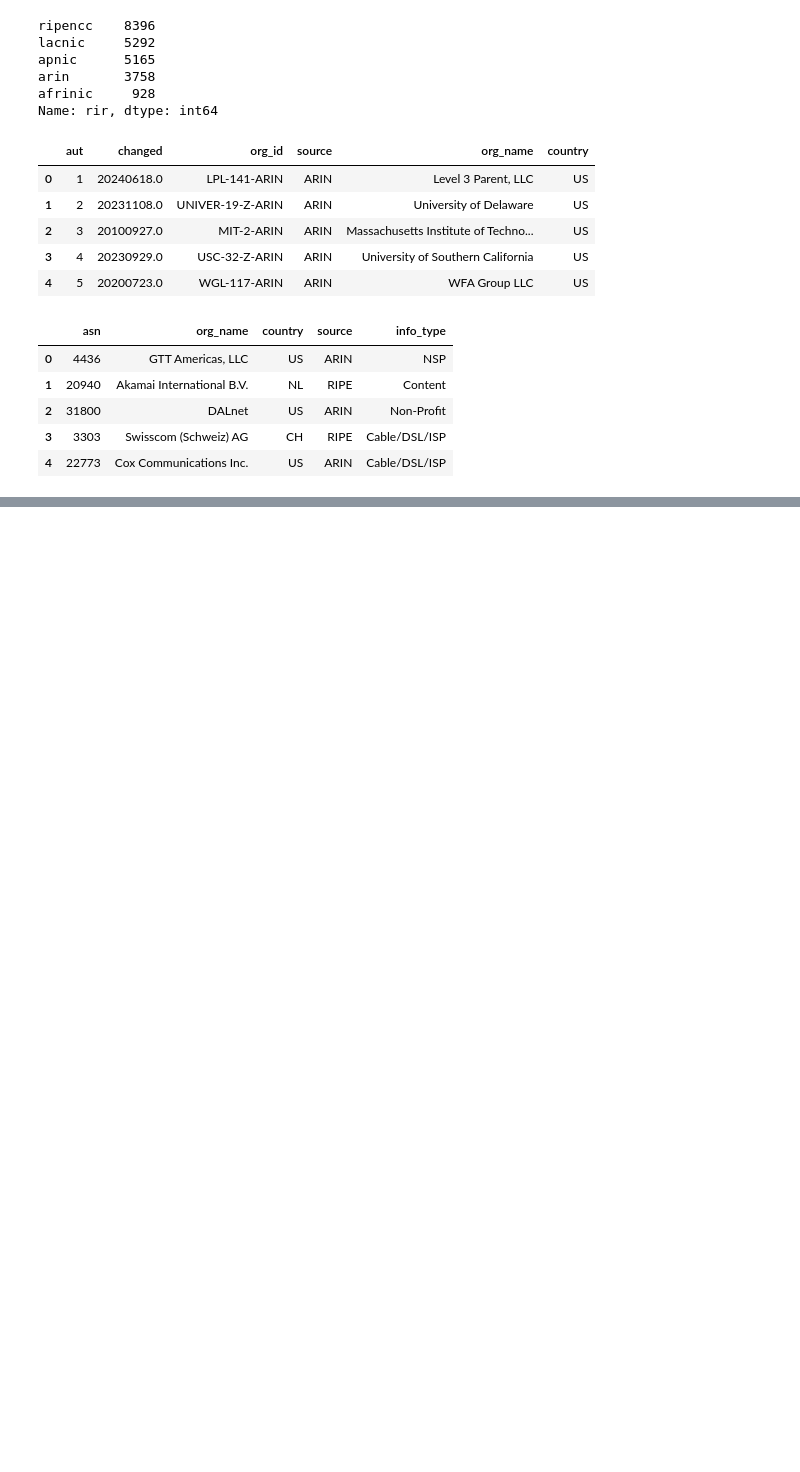
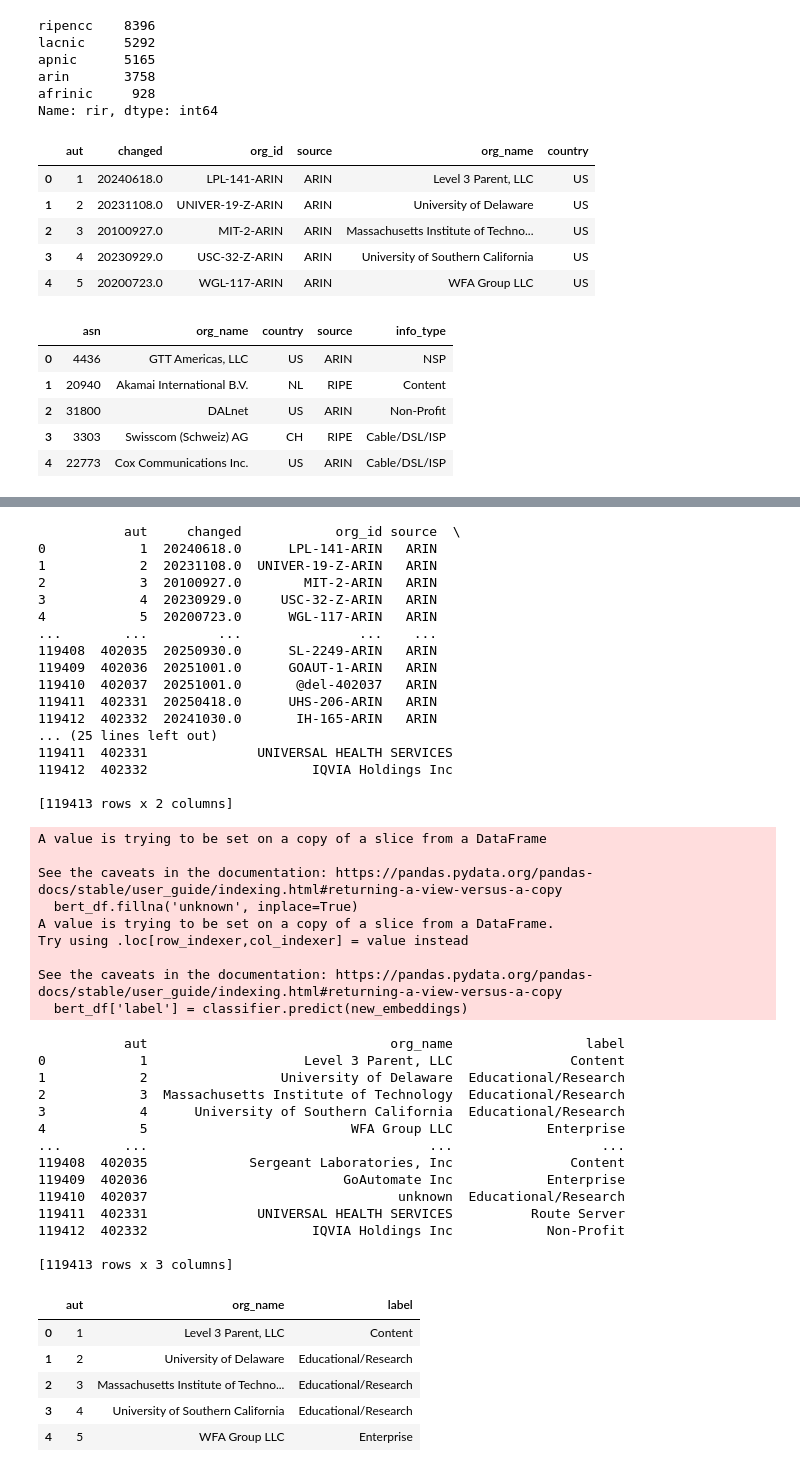
Before and after one commit to JohannesHartUniKassel/asn-classifier, a Jupyter notebook: preprocessing/data/peeringdb/test.ipynb, the cells around one changed output, grey strips where cells are left out. Cells and saved outputs as stored; diff of their text form; code cells hidden in the pictures; blank space fills up the shorter version.

```diff
--- a/preprocessing/data/peeringdb/test.ipynb
+++ b/preprocessing/data/peeringdb/test.ipynb
@@ -327,0 +370,57 @@ Please note that you may need to restart your runtime after installation.
+# %%
+print(joined_df)
+bert_df = joined_df[['aut', 'org_name']]
+print(bert_df)
+bert_df.fillna('unknown', inplace=True)
+new_embeddings = get_bert_embedding(bert_df.tolist())
+bert_df['label'] = classifier.predict(new_embeddings)
+print(bert_df)
+bert_df.to_csv('all_asn.csv', index=False)
+bert_df.head()
+# %% [output]
+           aut     changed            org_id source  \
+0            1  20240618.0      LPL-141-ARIN   ARIN
+1            2  20231108.0  UNIVER-19-Z-ARIN   ARIN
+2            3  20100927.0        MIT-2-ARIN   ARIN
+3            4  20230929.0     USC-32-Z-ARIN   ARIN
+4            5  20200723.0      WGL-117-ARIN   ARIN
+...        ...         ...               ...    ...
+119408  402035  20250930.0      SL-2249-ARIN   ARIN
+119409  402036  20251001.0      GOAUT-1-ARIN   ARIN
+119410  402037  20251001.0       @del-402037   ARIN
+119411  402331  20250418.0      UHS-206-ARIN   ARIN
+119412  402332  20241030.0       IH-165-ARIN   ARIN
+... (25 lines left out)
+119411  402331              UNIVERSAL HEALTH SERVICES
+119412  402332                     IQVIA Holdings Inc
+
+[119413 rows x 2 columns]
+A value is trying to be set on a copy of a slice from a DataFrame
+
+See the caveats in the documentation: https://pandas.pydata.org/pandas-docs/stable/user_guide/indexing.html#returning-a-view-versus-a-copy
+  bert_df.fillna('unknown', inplace=True)
+A value is trying to be set on a copy of a slice from a DataFrame.
+Try using .loc[row_indexer,col_indexer] = value instead
+
+See the caveats in the documentation: https://pandas.pydata.org/pandas-docs/stable/user_guide/indexing.html#returning-a-view-versus-a-copy
+  bert_df['label'] = classifier.predict(new_embeddings)
+           aut                               org_name                 label
+0            1                    Level 3 Parent, LLC               Content
+1            2                 University of Delaware  Educational/Research
+2            3  Massachusetts Institute of Technology  Educational/Research
+3            4      University of Southern California  Educational/Research
+4            5                          WFA Group LLC            Enterprise
+...        ...                                    ...                   ...
+119408  402035             Sergeant Laboratories, Inc               Content
+119409  402036                         GoAutomate Inc            Enterprise
+119410  402037                                unknown  Educational/Research
+119411  402331              UNIVERSAL HEALTH SERVICES          Route Server
+119412  402332                     IQVIA Holdings Inc            Non-Profit
+
+[119413 rows x 3 columns]
+|  | aut | org_name | label |
+| 0 | 1 | Level 3 Parent, LLC | Content |
+| 1 | 2 | University of Delaware | Educational/Research |
+| 2 | 3 | Massachusetts Institute of Techno... | Educational/Research |
+| 3 | 4 | University of Southern California | Educational/Research |
+| 4 | 5 | WFA Group LLC | Enterprise |
```
Also changed, not shown: parts of 5 cells of this notebook, 7 other files.
